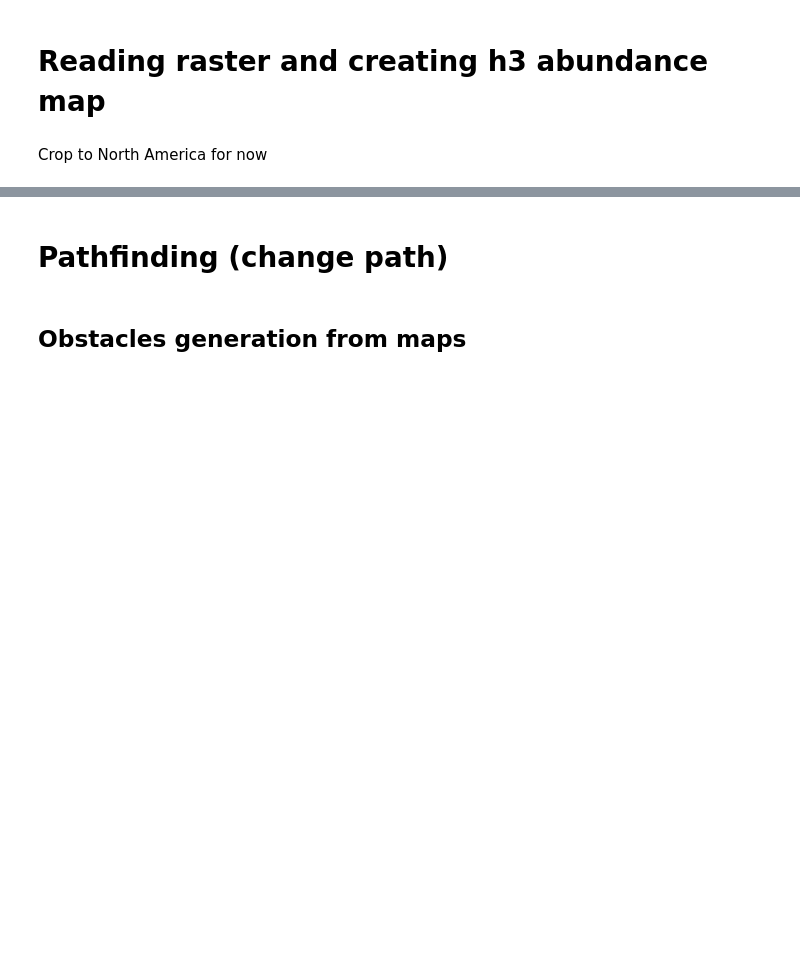
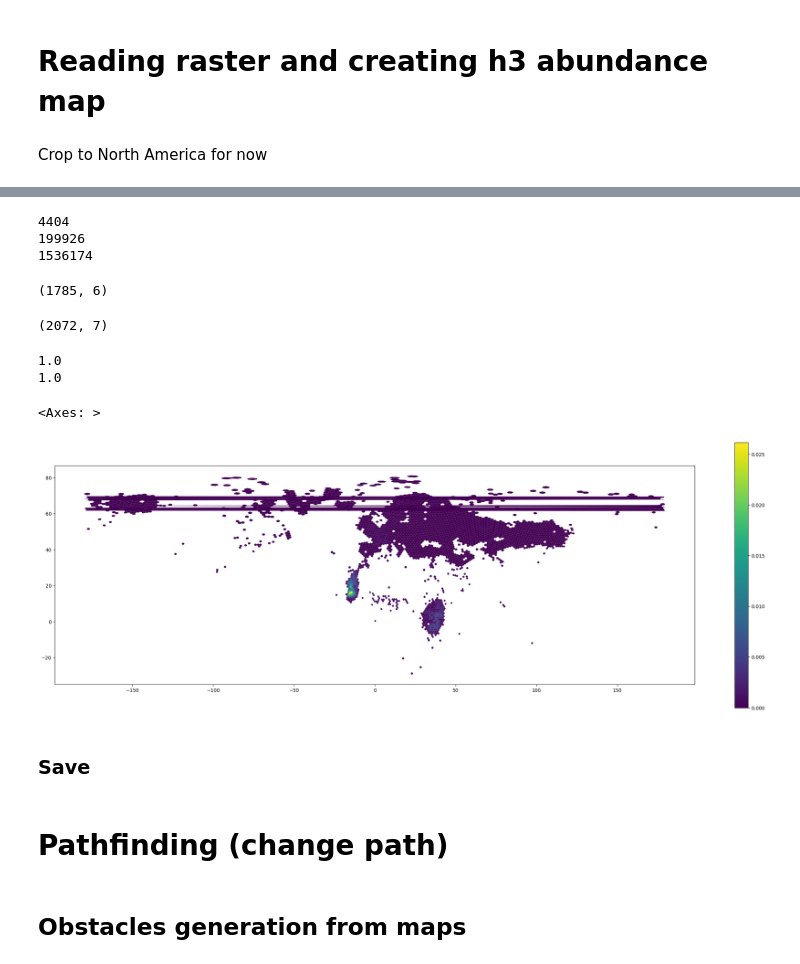
Before and after one commit to KimGeorgy/bird-migration, a Jupyter notebook: model.ipynb, the cells around one changed output, grey strips where cells are left out. Saved outputs shown, nothing was run; the diff lists cells and outputs as text; code cells hidden in the pictures; blank space fills up the shorter version.

```diff
--- a/model.ipynb
+++ b/model.ipynb
@@ -306 +381,67 @@ df.head()
+# %%
+gbif["season"] = gbif["eventDate"].apply(assign_season, seasons=seasons)
+# %%
+print((gbif['season'] == 'wintering').sum())
+print((gbif['season'] == 'breeding').sum())
+print((gbif['season'] == 'other').sum())
+# %% [output]
+4404
+199926
+1536174
+# %%
+gbif = gbif[gbif["season"] != "other"][["decimalLatitude", "decimalLongitude", "season"]]
+gbif = gbif.dropna(subset=["decimalLatitude", "decimalLongitude"])
+# %%
+# Assign H3 cell to each observation
+gbif["cell"] = gbif.apply(
+    lambda r: h3.latlng_to_cell(r["decimalLatitude"], r["decimalLongitude"], resolution),
+    axis=1
+)
+
+# For each cell, flag presence in each season
+cells = gbif.groupby("cell").apply(lambda g: pd.Series({
+    "value_wintering": int((g["season"] == "wintering").any()),
+    "value_breeding":  int((g["season"] == "breeding").any()),
+})).reset_index()
+
+# Normalize so each column sums to pseudocounts_fraction
+cells["value_wintering"] = cells["value_wintering"] / cells["value_wintering"].sum() * pseudocounts_fraction
+cells["value_breeding"]  = cells["value_breeding"]  / cells["value_breeding"].sum()  * pseudocounts_fraction
+
+# Add geometry and centroid lat/lng
+cells["geometry"] = cells["cell"].apply(lambda c: Polygon(swap_coords(h3.cell_to_boundary(c))))
+cells["lat"], cells["lng"] = zip(*cells["cell"].apply(h3.cell_to_latlng))
+# %%
+cells.shape
+# %% [output]
+(1785, 6)
+# %%
+df.shape
+# %% [output]
+(2072, 7)
+# %%
+df = (
+    pd.concat([cells, df])
+    .groupby("cell", as_index=False)
+    .agg({
+        "value_wintering": "sum",
+        "value_breeding":  "sum",
+        "geometry":        "first",
+        "lat":             "first",
+        "lng":             "first",
+    })
+)
+print(combined['value_wintering'].sum())
+print(combined['value_breeding'].sum())
+# %% [output]
+1.0
+1.0
+# %%
+df = gpd.GeoDataFrame(df, geometry="geometry", crs="EPSG:4326")
+df.plot(column="value_wintering", linewidth=0.2, edgecolor=None, figsize=(30, 10), legend=True)
+# %% [output]
+<Axes: >
+[figure, added]
+# %% [markdown]
+### Save
 # %%
```
Also changed, not shown: parts of 43 cells of this notebook, 2 other files.
